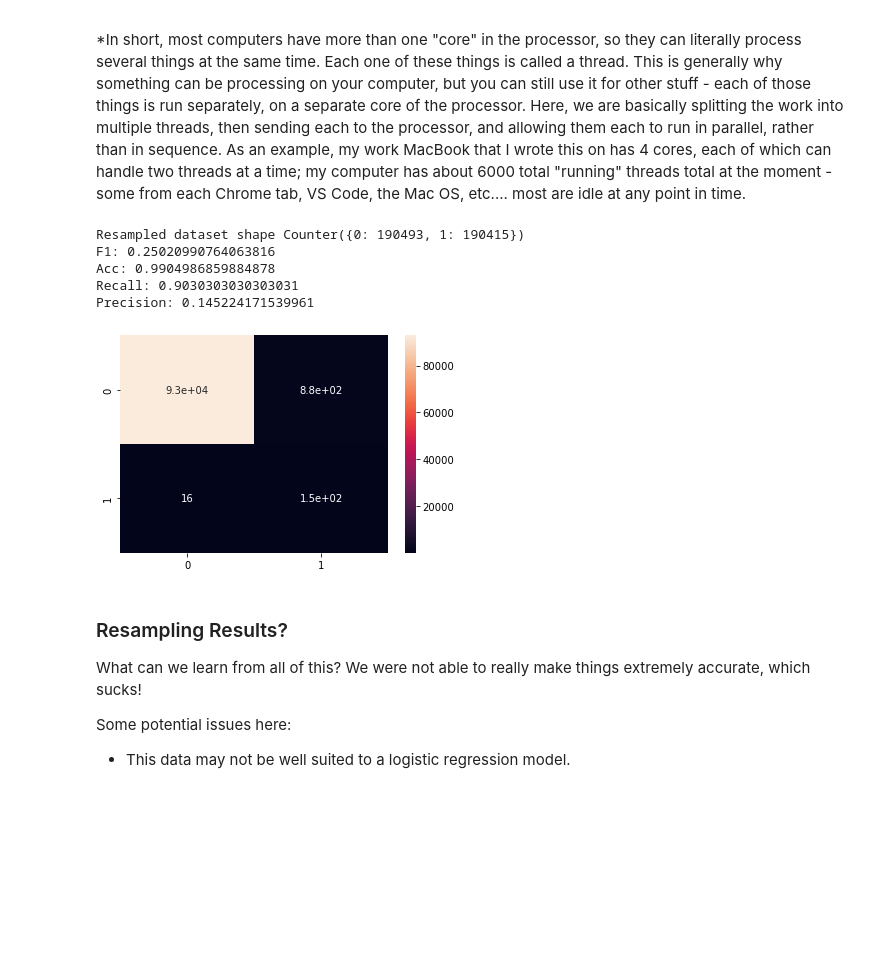
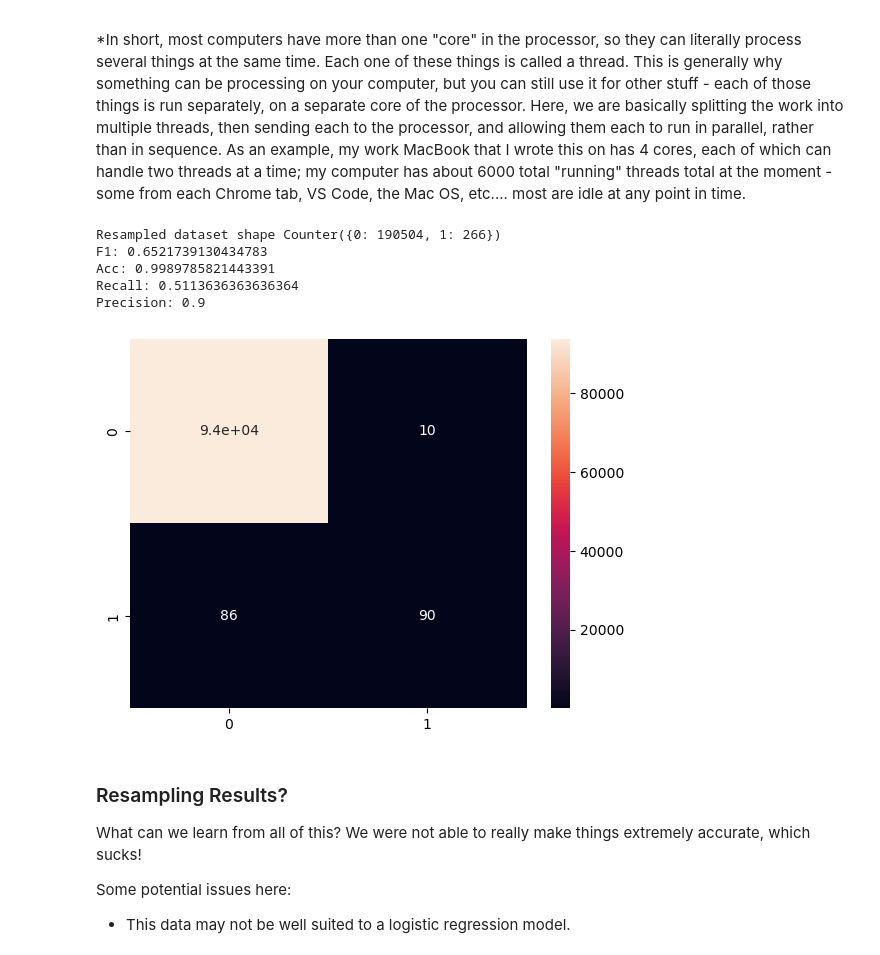
Before and after one commit to Nishaa95/Basic_Stats_in_Python_Student_Workbooks, a Jupyter notebook: 027_Imbalanced_Dataset_Regression.ipynb, the cells around one changed output. Cells and saved outputs as stored; diff of their text form; code cells hidden in the pictures; blank space fills up the shorter version.

```diff
--- a/027_Imbalanced_Dataset_Regression.ipynb
+++ b/027_Imbalanced_Dataset_Regression.ipynb
@@ -371,9 +371,9 @@ We can try a few sampling strategies below by just importing and creating those
 #Do some samplin'
 #sampler = RandomOverSampler(n_jobs=-1)
 #sampler = RandomUnderSampler(n_jobs=-1)
-#sampler = TomekLinks(sampling_strategy='not majority', n_jobs=-1)
+sampler = TomekLinks(sampling_strategy='not majority', n_jobs=-1)
 #sampler = SMOTE(n_jobs=-1)
-sampler = ADASYN(n_jobs=-1)
+#sampler = ADASYN(n_jobs=-1)
 #sampler = SVMSMOTE(n_jobs=-1)
 
 #Build Log Reg model
@@ -382,39 +382,39 @@ y4 = np.array(df["Class"]).reshape(-1,1)
 x4 = np.array(df.drop(columns={"Class"}))
 
 X_train4, X_test4, y_train4, y_test4 = train_test_split(x4, y4, test_size=0.33)
 
 #Look at relative imbalance after split
 X_train4Samp, y_train4Samp = sampler.fit_resample(X_train4, y_train4)
 print('Resampled dataset shape %s' % Counter(y_train4Samp))
 
 #Normalize data
 #scaler = MinMaxScaler()
 scaler = StandardScaler()
 X_train4_norm = scaler.fit_transform(X_train4Samp)
 X_test4_norm = scaler.transform(X_test4)
 
 #Train model
 model4 = LogisticRegression(max_iter=1000, n_jobs=-1).fit(X_train4_norm,y_train4Samp.ravel())
 
 #Make predictions
 preds4 = model4.predict(X_test4_norm)
 
 #Generate 1/0 results and show results
 labels4 = binarize(np.array(preds4).reshape(-1,1), threshold=.5)
 conf_matrix4 = confusion_matrix(y_test4,labels4)
 sns.heatmap(conf_matrix4, annot=True)
 
 print("F1:",f1_score(y_test4, labels4))
 print("Acc:",accuracy_score(y_test4, labels4))
 print("Recall:",recall_score(y_test4, labels4))
 print("Precision:",precision_score(y_test4, labels4))
 # %% [output]
-Resampled dataset shape Counter({0: 190493, 1: 190415})
-F1: 0.25020990764063816
-Acc: 0.9904986859884878
-Recall: 0.9030303030303031
-Precision: 0.145224171539961
+Resampled dataset shape Counter({0: 190504, 1: 266})
+F1: 0.6521739130434783
+Acc: 0.9989785821443391
+Recall: 0.5113636363636364
+Precision: 0.9
-[figure, old version]
+[figure, new version]
 # %% [markdown]
 ### Resampling Results?
 
```
Also changed, not shown: parts of 12 cells of this notebook, 1 other file.
